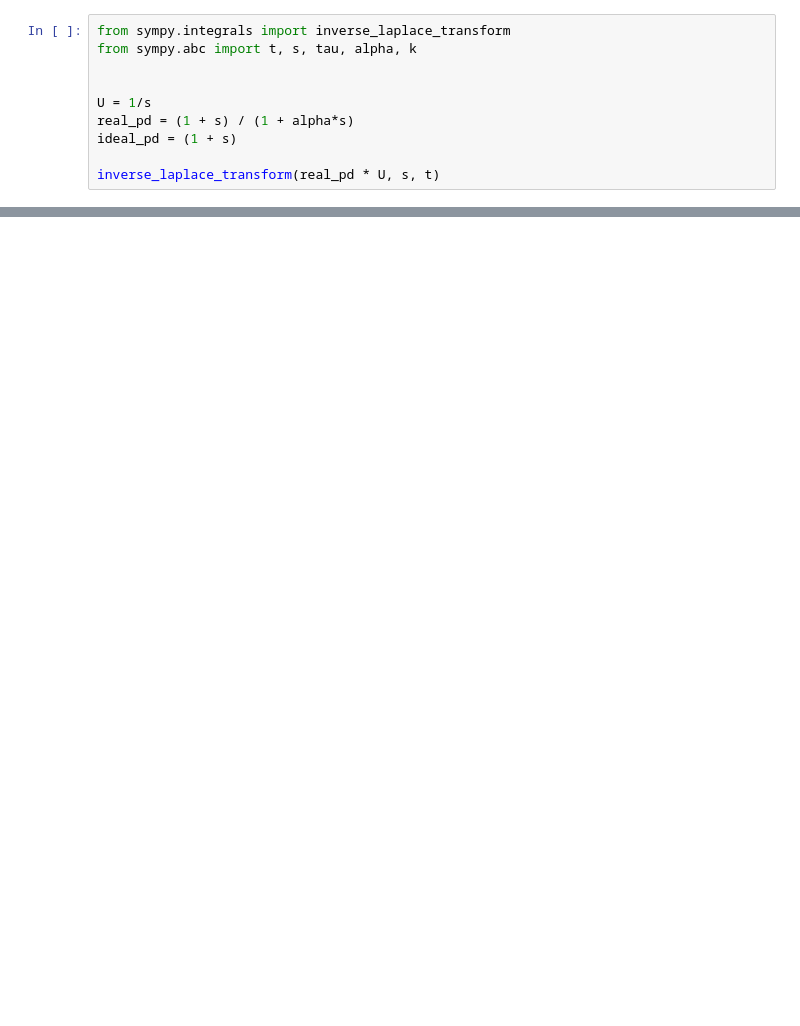
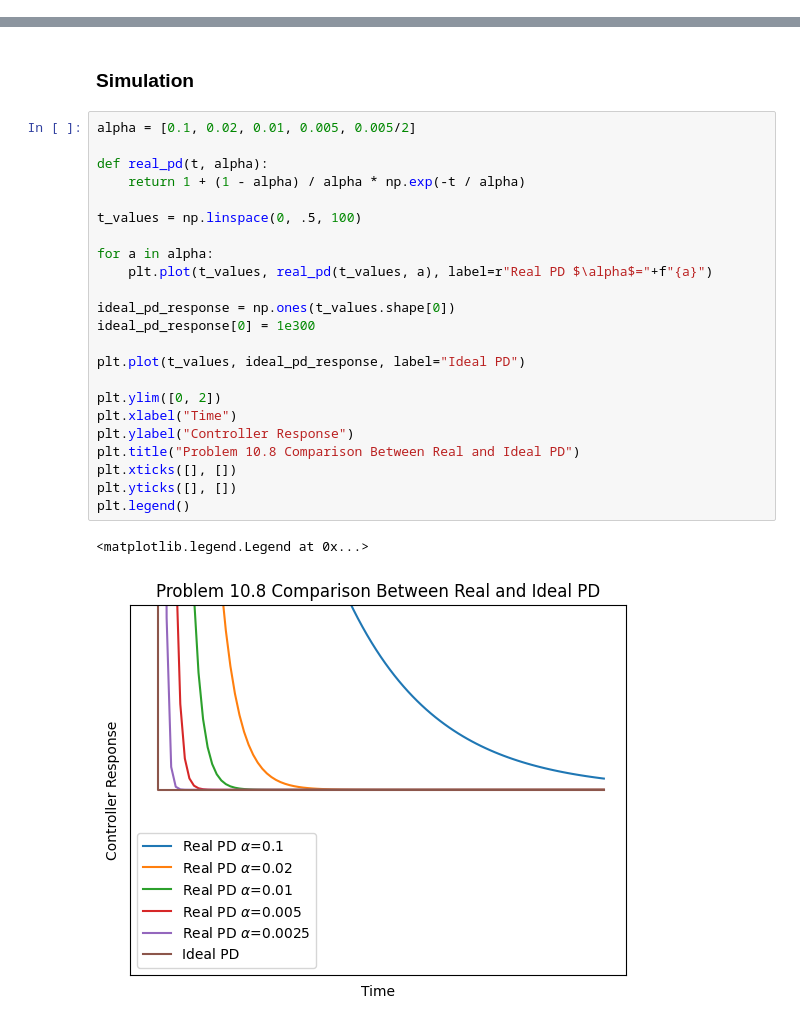
Before and after one commit to nibhscripta/Spring-2023, a Jupyter notebook: CHEN 461/CHEN 461 HW9/hw9.ipynb, the cells around one changed output, grey strips where cells are left out. Saved outputs shown, nothing was run; the diff lists cells and outputs as text; blank space fills up the shorter version.

```diff
--- a/CHEN 461/CHEN 461 HW9/hw9.ipynb
+++ b/CHEN 461/CHEN 461 HW9/hw9.ipynb
@@ -9,10 +9,0 @@ import matplotlib.pyplot as plt
-# %%
-from sympy.integrals import inverse_laplace_transform
-from sympy.abc import t, s, tau, alpha, k
-
-
-U = 1/s
-real_pd = (1 + s) / (1 + alpha*s)
-ideal_pd = (1 + s)
-
-inverse_laplace_transform(real_pd * U, s, t)
@@ -28,0 +39,28 @@ tau_i, tau_d, tau_f = symbols("tau_i, tau_d, tau_f")
+# %% [markdown]
+### Simulation
+# %%
+alpha = [0.1, 0.02, 0.01, 0.005, 0.005/2]
+
+def real_pd(t, alpha):
+    return 1 + (1 - alpha) / alpha * np.exp(-t / alpha)
+
+t_values = np.linspace(0, .5, 100)
+
+for a in alpha:
+    plt.plot(t_values, real_pd(t_values, a), label=r"Real PD $\alpha$="+f"{a}")
+
+ideal_pd_response = np.ones(t_values.shape[0])
+ideal_pd_response[0] = 1e300
+
+plt.plot(t_values, ideal_pd_response, label="Ideal PD")
+
+plt.ylim([0, 2])
+plt.xlabel("Time")
+plt.ylabel("Controller Response")
+plt.title("Problem 10.8 Comparison Between Real and Ideal PD")
+plt.xticks([], [])
+plt.yticks([], [])
+plt.legend()
+# %% [output]
+<matplotlib.legend.Legend at 0x...>
+[figure, added]
```
Also changed, not shown: parts of 25 cells of this notebook, 5 other files.
